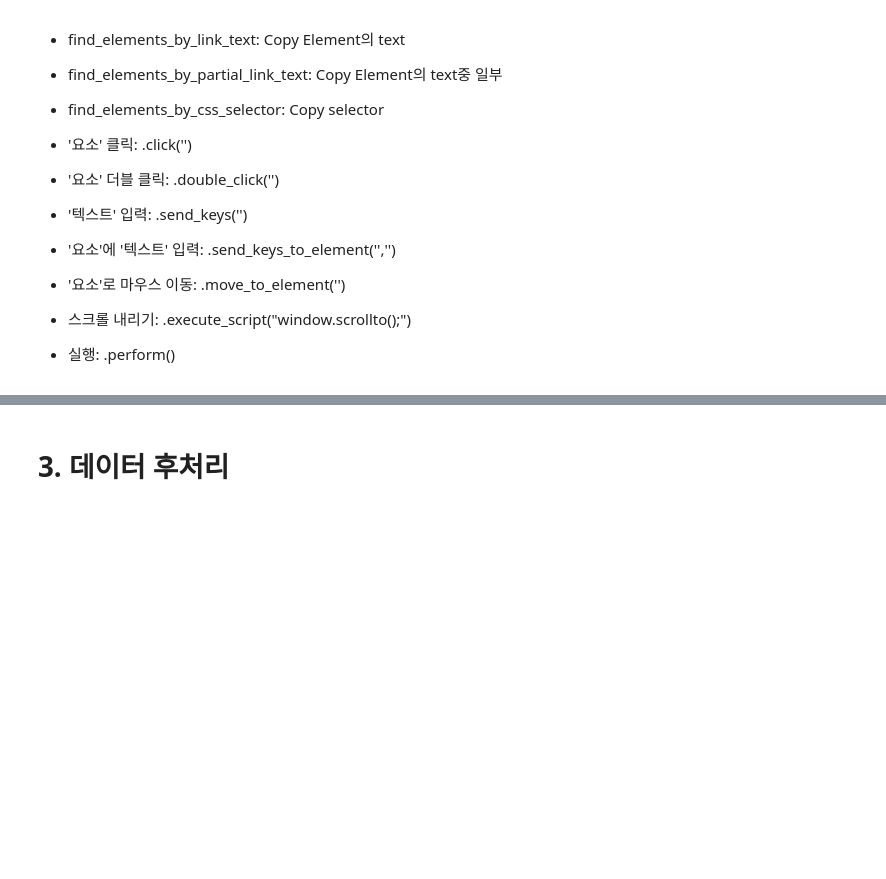
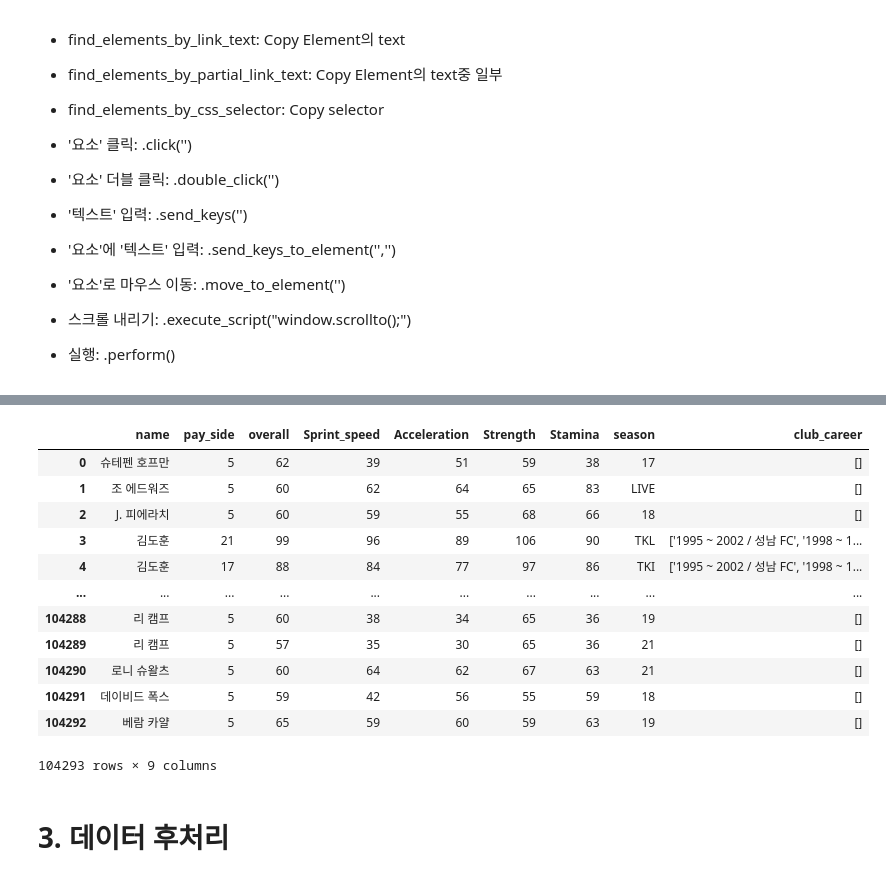
Before and after one commit to yhongju/FIFA-Online-4, a Jupyter notebook: crawling/crawling_player_info_plus.ipynb, the cells around one changed output, grey strips where cells are left out. Drawn from its saved outputs; the diff is of its cells as text; code cells hidden in the pictures; blank space fills up the shorter version.

```diff
--- a/crawling/crawling_player_info_plus.ipynb
+++ b/crawling/crawling_player_info_plus.ipynb
@@ -411,0 +370,11 @@ New_player_info_plus
+# %%
+start_num = find_end('리다')+1
+end_num = 36644
+
+# 크롤링
+name,season,club_career,pay_side,overall,Sprint_speed,Acceleration,Strength,Stamina,error_name = crawling(start_num,end_num)
+player_info_plus = dict_to_df(name,season,club_career,pay_side,overall,Sprint_speed,Acceleration,Strength,Stamina)
+print(error_name)
+
+# 데이터 확인
+player_info_plus
@@ -412,2 +391,20 @@ New_player_info_plus
+# %%
+# 이전 데이터와 새로운 데이터 병합
+data = merge_csv(player_info_plus)
+data
+# %% [output]
+|  | name | pay_side | overall | Sprint_speed | Acceleration | Strength | Stamina | season | club_career |
+| 0 | 슈테펜 호프만 | 5 | 62 | 39 | 51 | 59 | 38 | 17 | [] |
+| 1 | 조 에드워즈 | 5 | 60 | 62 | 64 | 65 | 83 | LIVE | [] |
+| 2 | J. 피에라치 | 5 | 60 | 59 | 55 | 68 | 66 | 18 | [] |
+| 3 | 김도훈 | 21 | 99 | 96 | 89 | 106 | 90 | TKL | ['1995 ~ 2002 / 성남 FC', '1998 ~ 1... |
+| 4 | 김도훈 | 17 | 88 | 84 | 77 | 97 | 86 | TKI | ['1995 ~ 2002 / 성남 FC', '1998 ~ 1... |
+| ... | ... | ... | ... | ... | ... | ... | ... | ... | ... |
+| 104288 | 리 캠프 | 5 | 60 | 38 | 34 | 65 | 36 | 19 | [] |
+| 104289 | 리 캠프 | 5 | 57 | 35 | 30 | 65 | 36 | 21 | [] |
+| 104290 | 로니 슈왈츠 | 5 | 60 | 64 | 62 | 67 | 63 | 21 | [] |
+| 104291 | 데이비드 폭스 | 5 | 59 | 42 | 56 | 55 | 59 | 18 | [] |
+| 104292 | 베람 카얄 | 5 | 65 | 59 | 60 | 59 | 63 | 19 | [] |
+104293 rows × 9 columns
 # %% [markdown]
 # 3. 데이터 후처리
```
Also changed, not shown: parts of 86 cells of this notebook.
